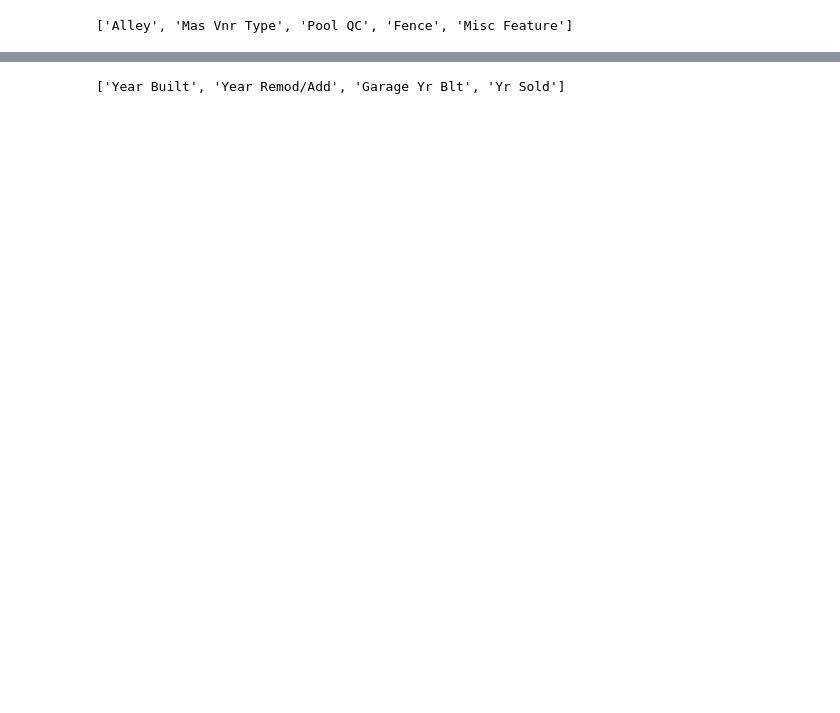
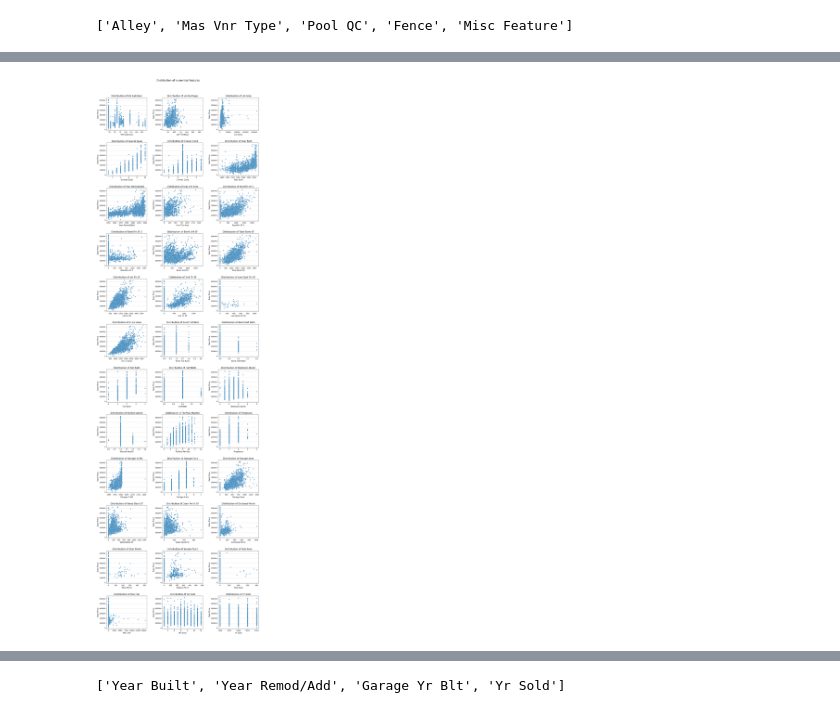
Before and after one commit to Miguel9Angel/home_prices_predictor, a Jupyter notebook: house_price_pprediction.ipynb, the cells around one changed output, grey strips where cells are left out. Drawn from its saved outputs; the diff is of its cells as text; code cells hidden in the pictures; blank space fills up the shorter version.

```diff
--- a/house_price_pprediction.ipynb
+++ b/house_price_pprediction.ipynb
@@ -69,3 +102,22 @@ df_1
 numeric_cols = df_1.select_dtypes(include=[np.number]).columns.tolist()
 categorical_cols = df_1.select_dtypes(include=['object', 'category']).columns.tolist()
 numeric_cols = [col for col in numeric_cols if col not in ['SalePrice', 'PID', 'Order' ]]
+# %%
+n_cols = 3
+n_rows = (len(numeric_cols)+n_cols-1) // n_cols
+plt.figure(figsize=(n_cols*5, n_rows*4))
+
+for i, col in enumerate(numeric_cols):
+    plt.subplot(n_rows, n_cols, i+1)
+
+    sns.scatterplot(x=df[col], y=df['SalePrice'], alpha=0.7)
+    plt.title(f'Distribution of {col}', fontsize=14)
+    plt.xlabel(col, fontsize=12)
+    plt.ylabel('Sale Price', fontsize=12)
+    plt.grid(axis='y', linestyle='--', alpha=0.7)
+
+plt.tight_layout(pad=3.0)
+plt.suptitle('Distribution of numerical features', fontsize=16, y=1.02)
+plt.show()
+# %% [output]
+[figure, added]
```
Also changed, not shown: parts of 35 cells of this notebook, 1 other file.
